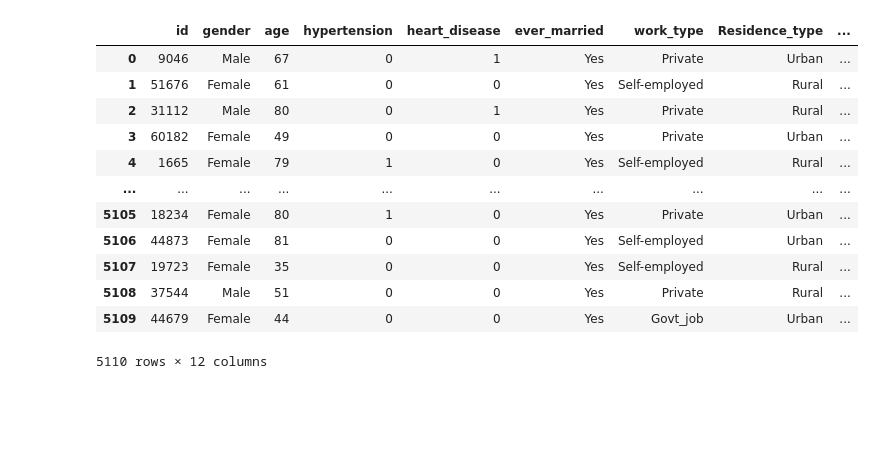
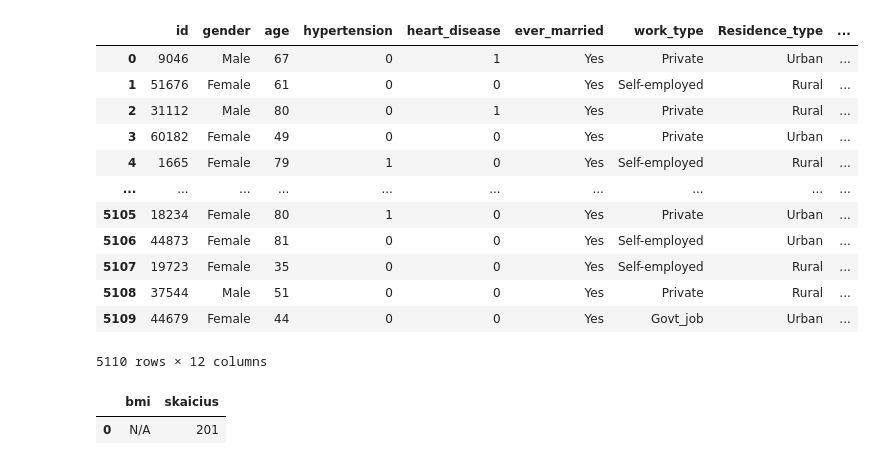
Before and after one commit to augasauruss/Python_mokymai, a Jupyter notebook: 1_paskaita.ipynb/baigiamasis.ipynb, the cells around one changed output. Saved outputs shown, nothing was run; the diff lists cells and outputs as text; code cells hidden in the pictures; blank space fills up the shorter version.

```diff
--- a/1_paskaita.ipynb/baigiamasis.ipynb
+++ b/1_paskaita.ipynb/baigiamasis.ipynb
@@ -325,3 +325,20 @@ df
 | 5108 | 37544 | Male | 51 | 0 | 0 | Yes | Private | Rural | ... |
 | 5109 | 44679 | Female | 44 | 0 | 0 | Yes | Govt_job | Urban | ... |
 5110 rows × 12 columns
+# %%
+import pandas as pd
+import mysql.connector
+
+mydb = mysql.connector.connect(
+    host="localhost", # IP address
+    port="3317",
+    user="root",
+    password="Lexyic4917",
+)
+cursor = mydb.cursor()
+cursor.execute('USE sakila')
+df = pd.read_sql('select bmi, count(bmi) as skaicius from stroke_data where bmi = "N/A"', con=mydb)
+df
+# %% [output]
+|  | bmi | skaicius |
+| 0 | N/A | 201 |
```
